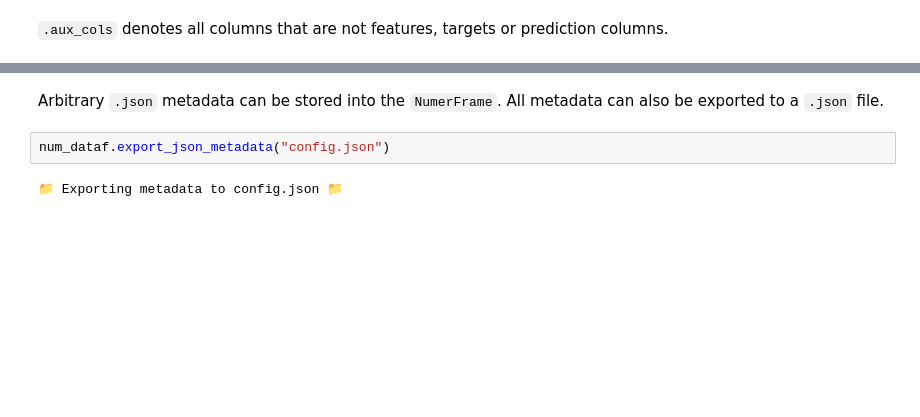
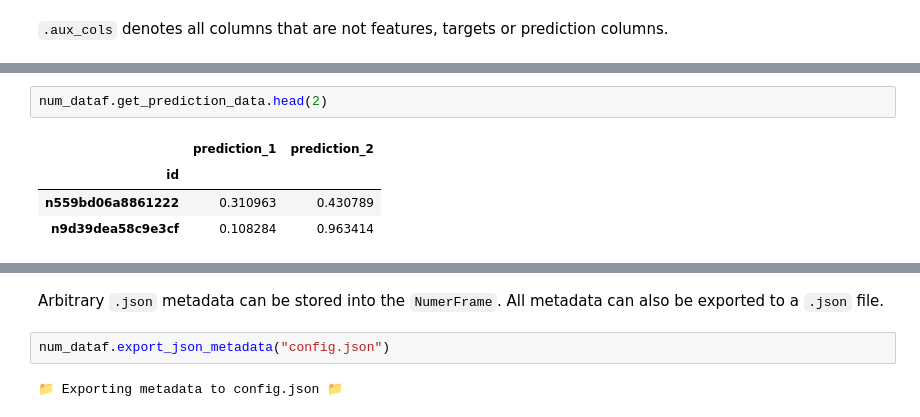
Before and after one commit to crowdcent/numerblox, a Jupyter notebook: nbs/02_numerframe.ipynb, the cells around one changed output, grey strips where cells are left out. Cells and saved outputs as stored; diff of their text form; blank space fills up the shorter version.

```diff
--- a/nbs/02_numerframe.ipynb
+++ b/nbs/02_numerframe.ipynb
@@ -427,0 +444,7 @@ num_dataf.get_aux_data.head(2)
+# %%
+num_dataf.get_prediction_data.head(2)
+# %% [output]
+|  | prediction_1 | prediction_2 |
+| id |  |  |
+| n559bd06a8861222 | 0.310963 | 0.430789 |
+| n9d39dea58c9e3cf | 0.108284 | 0.963414 |
```
Also changed, not shown: parts of 16 cells of this notebook, 5 other files.
